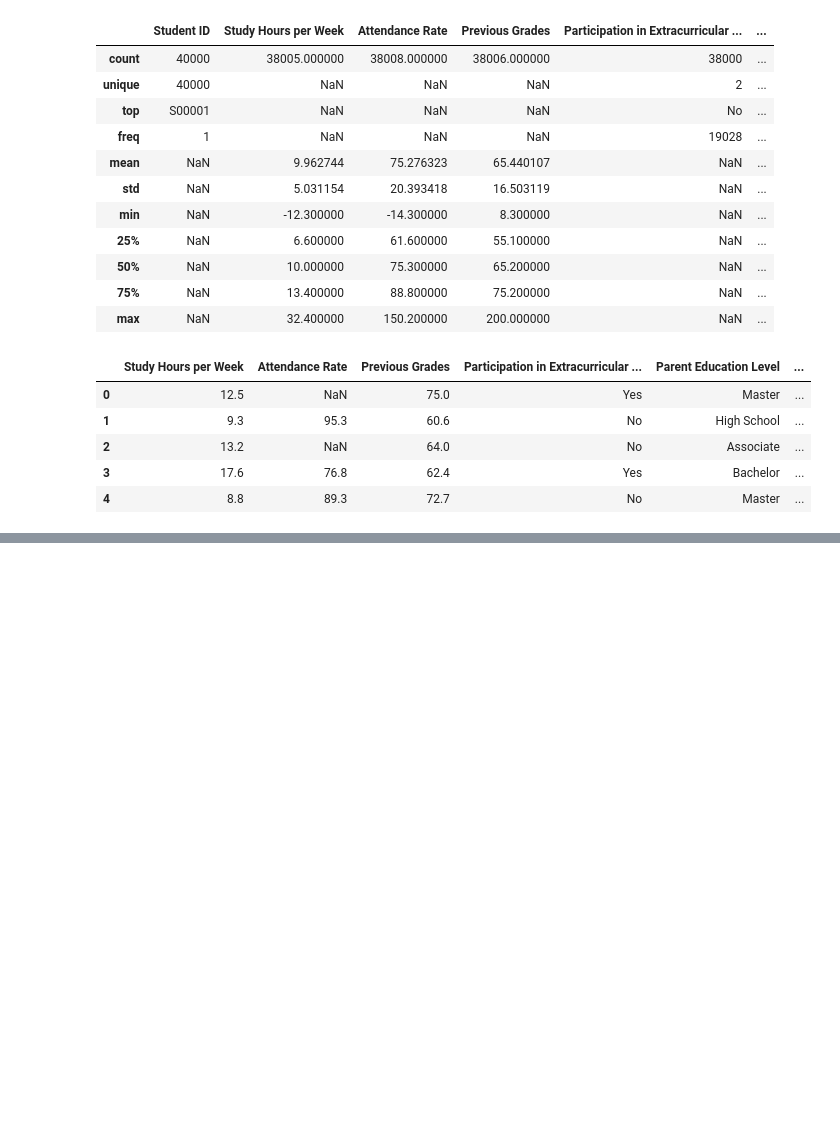
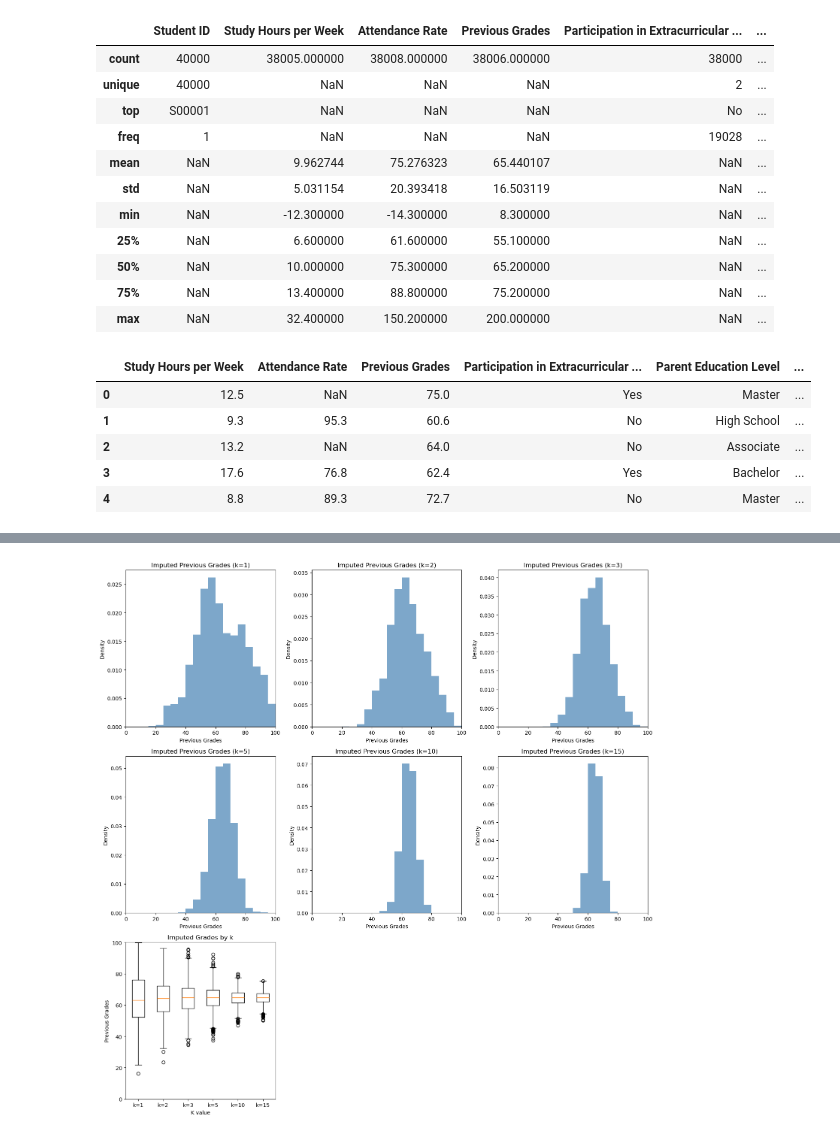
Before and after one commit to Star-rium/student_performance_prediction, a Jupyter notebook: analysis.ipynb, the cells around one changed output, grey strips where cells are left out. Cells and saved outputs as stored; diff of their text form; code cells hidden in the pictures; blank space fills up the shorter version.

Commit message:
complete preprocessing

```diff
--- a/analysis.ipynb
+++ b/analysis.ipynb
@@ -105,17 +115,84 @@ print(data['Previous Grades'].isnull().sum(), data['Attendance Rate'].isnull().s
 # fix 1: regression to fix invalid values in Previous Grades, Attendance Rate, and Study Hours columns by columns
 # use KNNImputer to fill in missing values
 from sklearn.impute import KNNImputer
-from sklearn.model_selection import train_test_split
+from sklearn.preprocessing import StandardScaler
 
-data = data[data['Passed'].notnull()]
 features = ['Previous Grades', 'Attendance Rate', 'Study Hours per Week']
-X = data[features]
-y = data['Passed'].map({'Yes': 1, 'No': 0})
+X_clean = data[features].copy()
 
-X_train, X_test, y_train, y_test = train_test_split(X, y, test_size=0.2, random_state=42)
+# get masks for statistics (test with Previous Grades)
+X_clean['Previous Grades'] = X_clean['Previous Grades'].mask(
+    (X_clean['Previous Grades'] < 0) | (X_clean['Previous Grades'] > 100)
+)
+missing_mask_1 = X_clean['Previous Grades'].isna()
 
-KNN_imputer = KNNImputer(n_neighbors=5, weights='distance')
-X_train = KNN_imputer.fit_transform(X_train)
-X_test = KNN_imputer.transform(X_test)
+# get median baseline
+median_val = X_clean['Previous Grades'].median()
+print(f"Median previous grade: {median_val}")
+median_imputed_subset = pd.Series(median_val, index=X_clean[missing_mask_1].index)
 
-data[features] = np.vstack((X_train, X_test))
+scaler = StandardScaler()
+X_scaled = scaler.fit_transform(X_clean[features])
+
+# test the dataset with some k values to choose the best one
+# in theory the lower k is the more diverse the final distribution is
+k_values = [1, 2, 3, 5, 10, 15]
+X_imputeds = {}
+imputed_results = {}
+for k in k_values:
+    KNN_imputer = KNNImputer(n_neighbors=k)
+    X_imputed = KNN_imputer.fit_transform(X_scaled)
+    X_imputed_original = scaler.inverse_transform(X_imputed)
+
+    knn_imputed_subset_1 = pd.Series(
+        X_imputed_original[missing_mask_1, 0], index=data[missing_mask_1].index
+    )
+    X_imputeds[k] = X_imputed_original
+    imputed_results[k] = knn_imputed_subset_1
+
+    comparison_grades = pd.DataFrame(
+        {
+            'K value': k,
+            'Median Impute': median_imputed_subset.describe(),
+            'KNN Impute': knn_imputed_subset_1.describe(),
+            'Original Valid Data': data['Previous Grades'].dropna().describe(),
+        }
+    )
+    print(comparison_grades)
+
+# Compare the distribution of imputed Previous Grades for each k value.
+ncols = 3
+nrows = int(np.ceil((len(k_values) + 1) / ncols))
+fig, axes = plt.subplots(nrows, ncols, figsize=(15, 5 * nrows))
+axes = np.asarray(axes).reshape(-1)
+bins = np.linspace(0, 100, 21)
+
+for ax, (k, values) in zip(axes, imputed_results.items()):
+    if not values.empty:
+        ax.hist(values, bins=bins, density=True, alpha=0.7, color="steelblue")
+    else:
+        ax.text(0.5, 0.5, "No values imputed", ha="center", va="center", transform=ax.transAxes)
+    ax.set_title(f"Imputed Previous Grades (k={k})")
+    ax.set_xlabel("Previous Grades")
+    ax.set_ylabel("Density")
+    ax.set_xlim(0, 100)
+
+non_empty_results = {
+    f"k={k}": values.to_numpy()
+    for k, values in imputed_results.items()
+    if not values.empty
+}
+boxplot_ax = axes[len(k_values)]
+if non_empty_results:
+    boxplot_ax.boxplot(non_empty_results.values(), tick_labels=non_empty_results.keys())
+boxplot_ax.set_title("Imputed Grades by k")
+boxplot_ax.set_xlabel("K value")
+boxplot_ax.set_ylabel("Previous Grades")
+boxplot_ax.set_ylim(0, 100)
+
+for ax in axes[len(k_values) + 1:]:
+    ax.set_visible(False)
+
+plt.tight_layout()
+plt.show()
+# %% [output]
@@ -121,0 +216 @@ data[features] = np.vstack((X_train, X_test))
+[figure, added]
```
Also changed, not shown: parts of 7 cells of this notebook, 2 other files.
